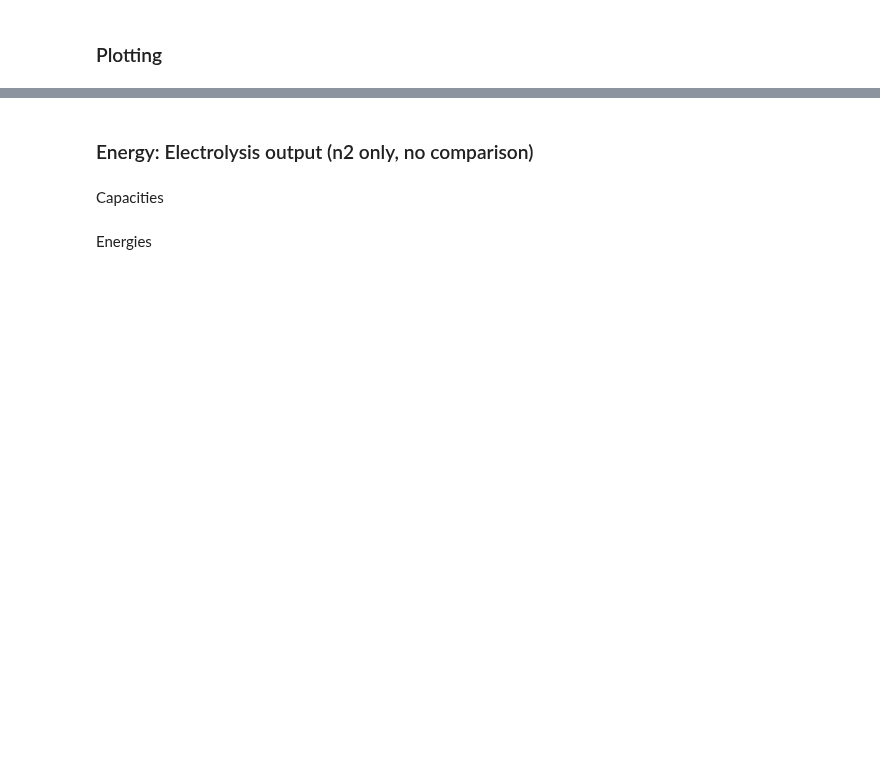
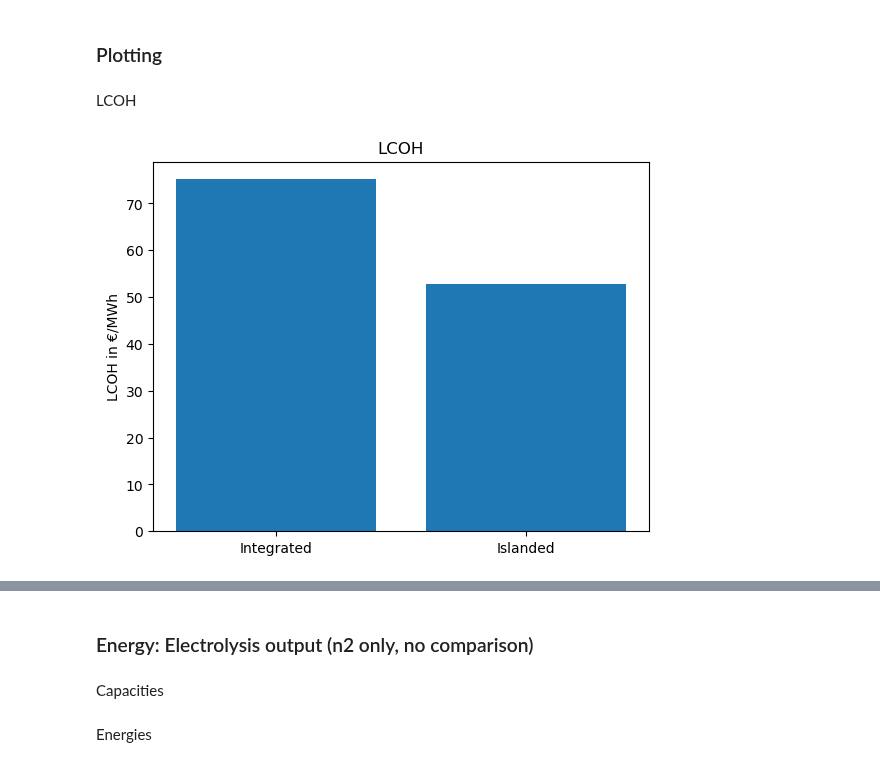
Before and after one commit to energyLS/aldehyde, a Jupyter notebook: workflow/notebooks/results.ipynb, the cells around one changed output, grey strips where cells are left out. Drawn from its saved outputs; the diff is of its cells as text; code cells hidden in the pictures; blank space fills up the shorter version.

Commit message:
feat: add plots (stacked not finished)

```diff
--- a/workflow/notebooks/results.ipynb
+++ b/workflow/notebooks/results.ipynb
@@ -54,10 +66,14 @@ cost_difference= (n2.objective-n1.objective) # in €
 export_demand = n2.loads_t.p.loc[:, 'H2 export load'].sum() # in MWh
 export_demand_weighted = export_demand*n2.snapshot_weightings.generators[0] # We need to multiply by the snapshot weightings to get the annualized value
 
+n12_lcoh = cost_difference/(n2.loads_t.p.loc[:, 'H2 export load'].sum()*n2.snapshot_weightings.generators[0]) # Cost difference between systems divided by the export demand
+n3_lcoh = n3.objective/(n3.loads_t.p.loc[:, 'H2 export load'].sum()*n3.snapshot_weightings.generators[0])
+
 print(f"The following values relate to the comparison of the MAR ES only and the MAR ES + Export network:\n")
 print(f"The total annualized system cost for Morocco is {n1.objective / 1e9:.2f} B€ without export and {n2.objective /1e9:.2f} B€ with export")
 print(f"The export of {export_demand_weighted/1e3:.2f} GWh results in a cost difference of {cost_difference/ 1e9:.2f} B€")
-print(f"Cost per unit: {cost_difference/export_demand_weighted:.2f} €/MWh" )
+print(f"Cost per unit hydrogen export: {n12_lcoh:.2f} €/MWh" )
 print(f"\nThe following values relate to Export only network:\n")
 print(f"The total annualized system cost for Export only is {n3.objective / 1e9:.2f} B€")
-print(f"Cost per unit: {n3.objective/(n3.loads_t.p.loc[:, 'H2 export load'].sum()*n3.snapshot_weightings.generators[0]):.2f} €/MWh" )
+
+print(f"Cost per unit hydrogen export: {n3_lcoh:.2f} €/MWh" )
@@ -64,2 +91,21 @@ print(f"Cost per unit: {n3.objective/(n3.loads_t.p.loc[:, 'H2 export load'].sum(
 # %% [markdown]
 ### Plotting
+# %% [markdown]
+LCOH
+# %%
+# Prepare data
+n_names = ["Integrated", "Islanded"]
+costs = [n12_lcoh, n3_lcoh]
+y_pos = np.arange(len(n_names))
+# Create bars
+plt.bar(y_pos, costs)
+
+# Enhance graph
+plt.xticks(y_pos, n_names)
+plt.ylabel("LCOH in €/MWh")
+plt.title("LCOH")
+
+# Show graph
+plt.show()
+# %% [output]
+[figure, added]
```
Also changed, not shown: parts of 8 cells of this notebook.
